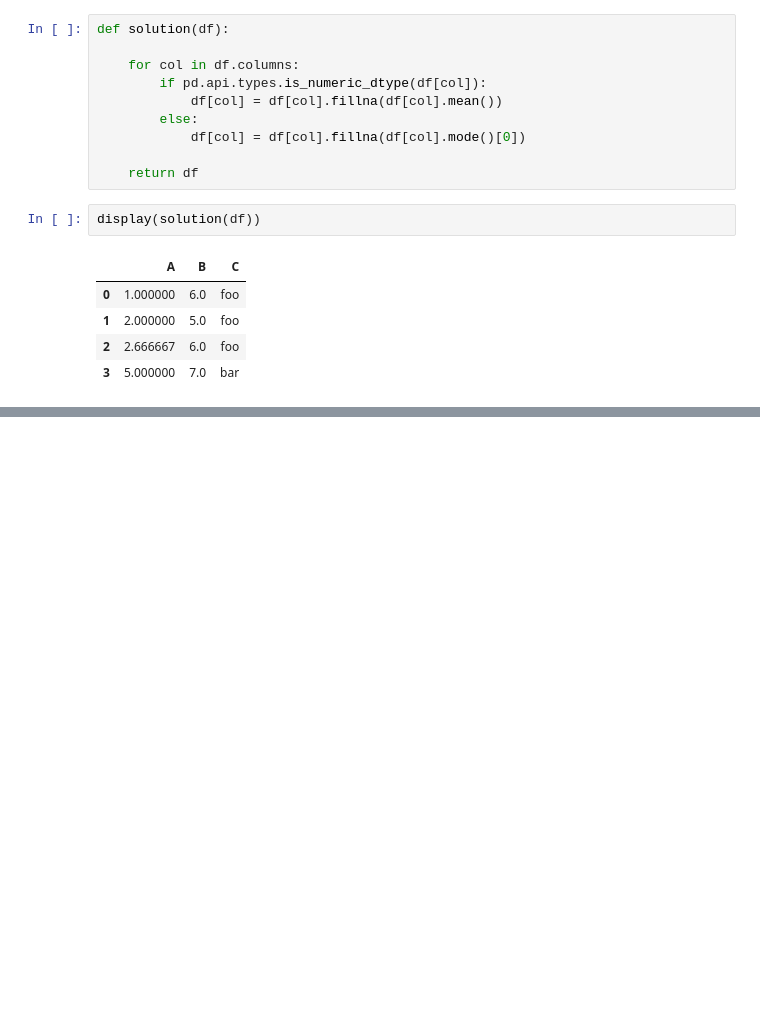
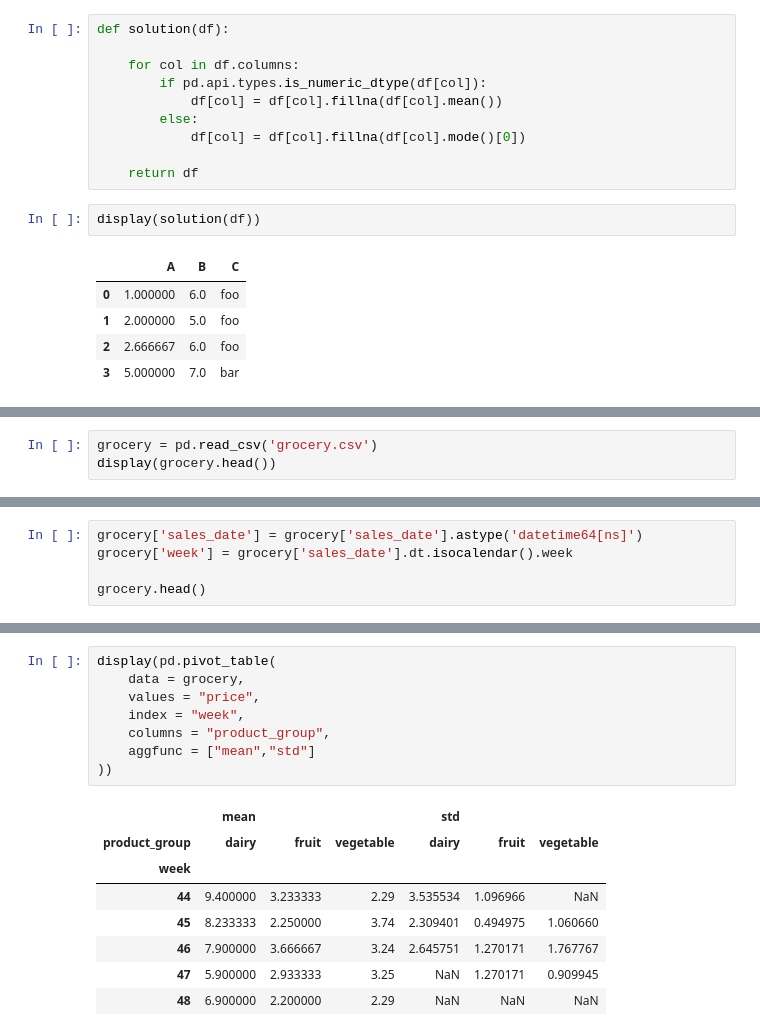
Before and after one commit to WhisperingDreamer/ML-courses, a Jupyter notebook: Pandas/1Introduction.ipynb, the cells around one changed output, grey strips where cells are left out. Saved outputs shown, nothing was run; the diff lists cells and outputs as text; blank space fills up the shorter version.

Commit message:
passed 'groupby and pivot table'

```diff
--- a/Pandas/1Introduction.ipynb
+++ b/Pandas/1Introduction.ipynb
@@ -1537,0 +1751,3 @@ display(solution(df))
+# %%
+grocery = pd.read_csv('grocery.csv')
+display(grocery.head())
@@ -1537,0 +1761,5 @@ display(solution(df))
+# %%
+grocery['sales_date'] = grocery['sales_date'].astype('datetime64[ns]')
+grocery['week'] = grocery['sales_date'].dt.isocalendar().week
+
+grocery.head()
@@ -1537,0 +1787,17 @@ display(solution(df))
+# %%
+display(pd.pivot_table(
+    data = grocery,
+    values = "price",
+    index = "week",
+    columns = "product_group",
+    aggfunc = ["mean","std"]
+))
+# %% [output]
+|  | mean |  |  | std |  |  |
+| product_group | dairy | fruit | vegetable | dairy | fruit | vegetable |
+| week |  |  |  |  |  |  |
+| 44 | 9.400000 | 3.233333 | 2.29 | 3.535534 | 1.096966 | NaN |
+| 45 | 8.233333 | 2.250000 | 3.74 | 2.309401 | 0.494975 | 1.060660 |
+| 46 | 7.900000 | 3.666667 | 3.24 | 2.645751 | 1.270171 | 1.767767 |
+| 47 | 5.900000 | 2.933333 | 3.25 | NaN | 1.270171 | 0.909945 |
+| 48 | 6.900000 | 2.200000 | 2.29 | NaN | NaN | NaN |
```
Also changed, not shown: parts of 30 cells of this notebook, 1 other file.
